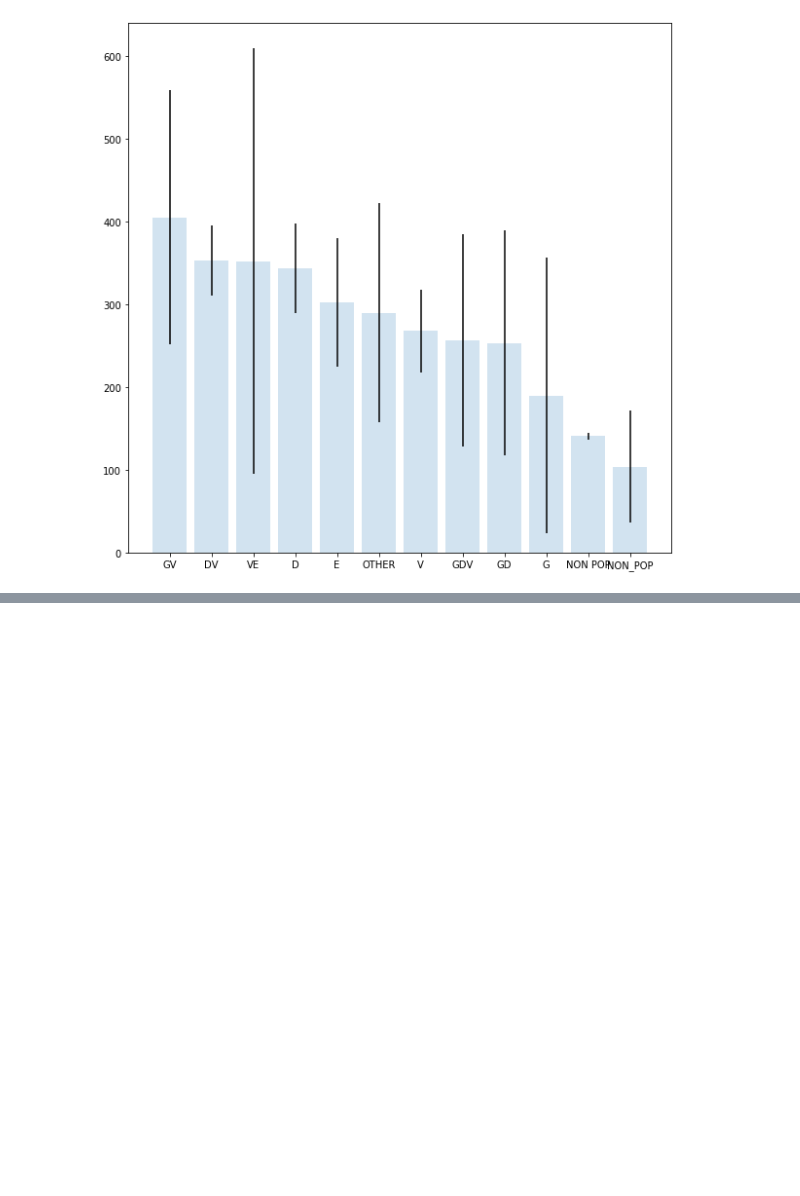
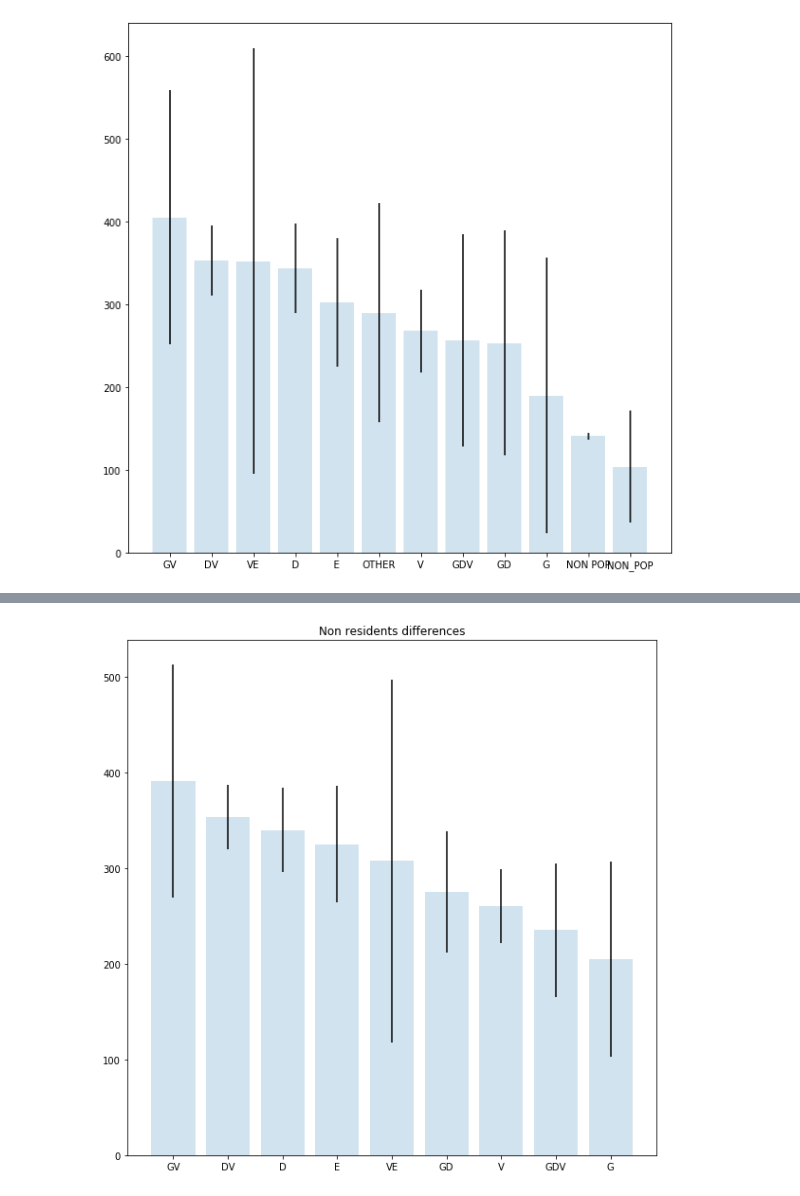
Before and after one commit to rpasquini/twitter_and_displacement, a Jupyter notebook: notebooks/Complete Analysis Example Counts by Typologies .ipynb, the cells around one changed output, grey strips where cells are left out. Cells and saved outputs as stored; diff of their text form; code cells hidden in the pictures; blank space fills up the shorter version.

```diff
--- a/notebooks/Complete Analysis Example Counts by Typologies .ipynb
+++ b/notebooks/Complete Analysis Example Counts by Typologies .ipynb
@@ -160,0 +172,4 @@ barchart(tweets_tracts, 'nonresidents_ch')
+# %%
+barchart(tweets_tracts, 'nonresidents_dif', title="Non residents differences")
+# %% [output]
+[figure, added]
```
Also changed, not shown: parts of 3 cells of this notebook, 2 other files.
